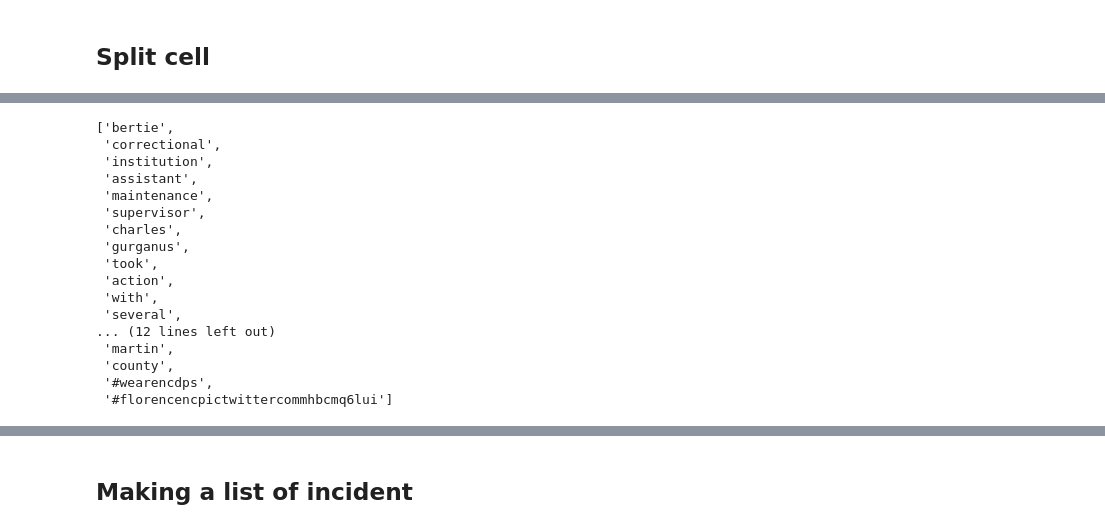
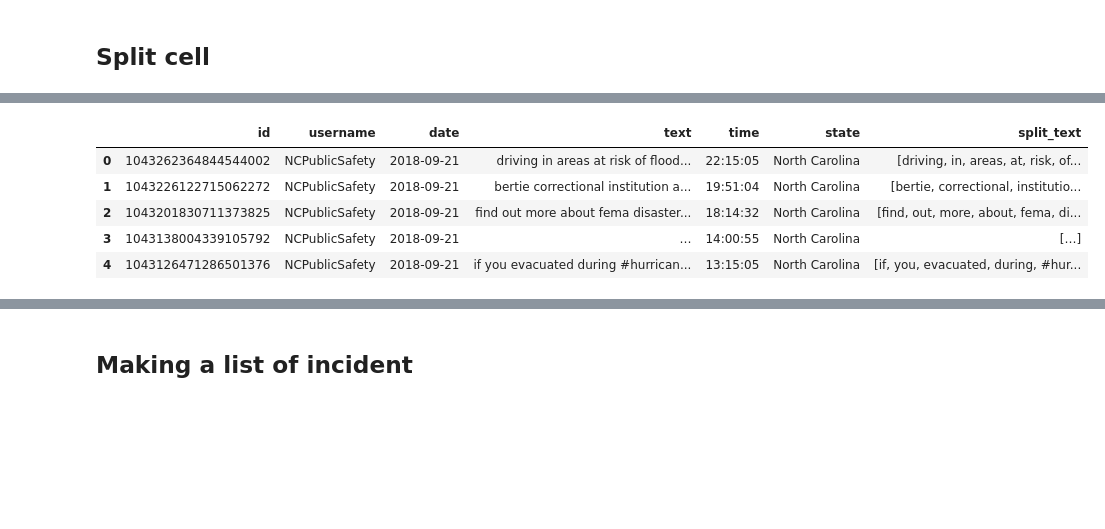
Before and after one commit to bspiegel27/Hurricane-Related-Road-Closure-Mapping, a Jupyter notebook: notebooks/Cleaning_tweets.ipynb, the cells around one changed output, grey strips where cells are left out. Cells and saved outputs as stored; diff of their text form; code cells hidden in the pictures; blank space fills up the shorter version.

```diff
--- a/notebooks/Cleaning_tweets.ipynb
+++ b/notebooks/Cleaning_tweets.ipynb
@@ -32,17 +15,0 @@ florence_df['text'] = florence_df['text'].str.lower()
-# %%
-# Converting column to datetime
-harvey_df['date'] = pd.to_datetime(harvey_df['date'])
-michael_df['date'] = pd.to_datetime(michael_df['date'])
-florence_df['date'] = pd.to_datetime(florence_df['date'])
-# Adding time column
-harvey_df['time'] = harvey_df['date'].dt.time
-michael_df['time'] = michael_df['date'].dt.time
-florence_df['time'] = florence_df['date'].dt.time
-# Making date only column
-harvey_df['date'] = harvey_df['date'].dt.date
-michael_df['date'] = michael_df['date'].dt.date
-florence_df['date'] = florence_df['date'].dt.date
-# %%
-harvey_df.drop(columns=['hashtags','type','geo'], inplace=True)
-michael_df.drop(columns=['geo','hashtags','type','geo'], inplace=True)
-florence_df.drop(columns=['geo','hashtags','type','geo'], inplace=True)
@@ -147,23 +87,12 @@ florence_df['split_text'][6]
-# %%
-florence_df['split_text'][1]
-# %% [output]
-['bertie',
- 'correctional',
- 'institution',
- 'assistant',
- 'maintenance',
- 'supervisor',
- 'charles',
- 'gurganus',
- 'took',
- 'action',
- 'with',
- 'several',
-... (12 lines left out)
- 'martin',
- 'county',
- '#wearencdps',
- '#florencencpictwittercommhbcmq6lui']
+# %%
+florence_df.head()
+# %% [output]
+|  | id | username | date | text | time | state | split_text |
+| 0 | 1043262364844544002 | NCPublicSafety | 2018-09-21 | driving in areas at risk of flood... | 22:15:05 | North Carolina | [driving, in, areas, at, risk, of... |
+| 1 | 1043226122715062272 | NCPublicSafety | 2018-09-21 | bertie correctional institution a... | 19:51:04 | North Carolina | [bertie, correctional, institutio... |
+| 2 | 1043201830711373825 | NCPublicSafety | 2018-09-21 | find out more about fema disaster... | 18:14:32 | North Carolina | [find, out, more, about, fema, di... |
+| 3 | 1043138004339105792 | NCPublicSafety | 2018-09-21 | … | 14:00:55 | North Carolina | […] |
+| 4 | 1043126471286501376 | NCPublicSafety | 2018-09-21 | if you evacuated during #hurrican... | 13:15:05 | North Carolina | [if, you, evacuated, during, #hur... |
 # %%
 florence_df.to_csv('florence_clean.csv', index=False)
 michael_df.to_csv('michael_clean.csv', index=False)
```
Also changed, not shown: parts of 34 cells of this notebook, 11 other files.
